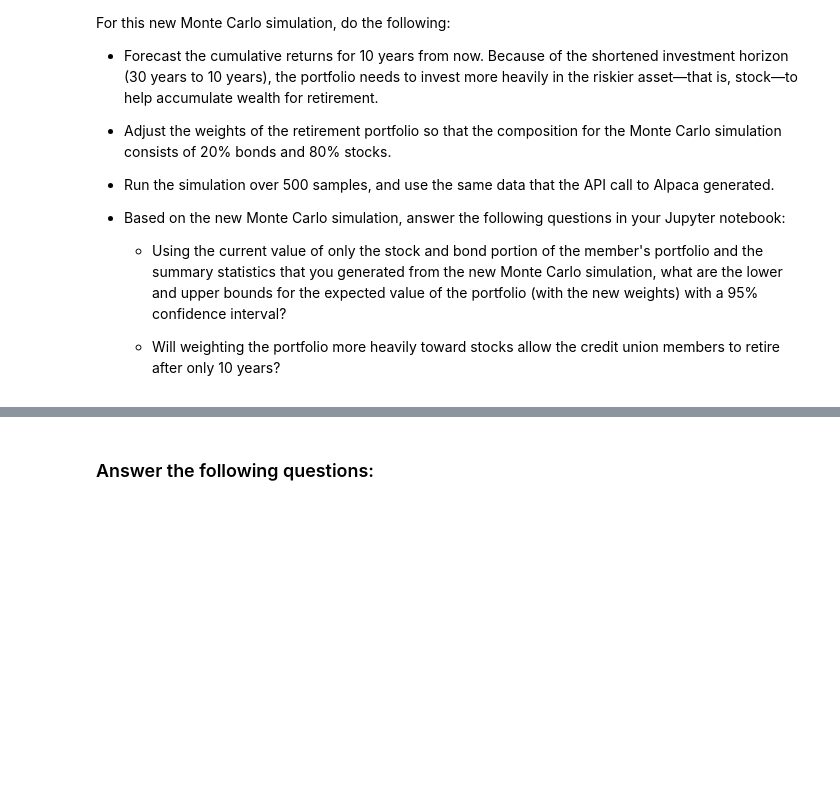
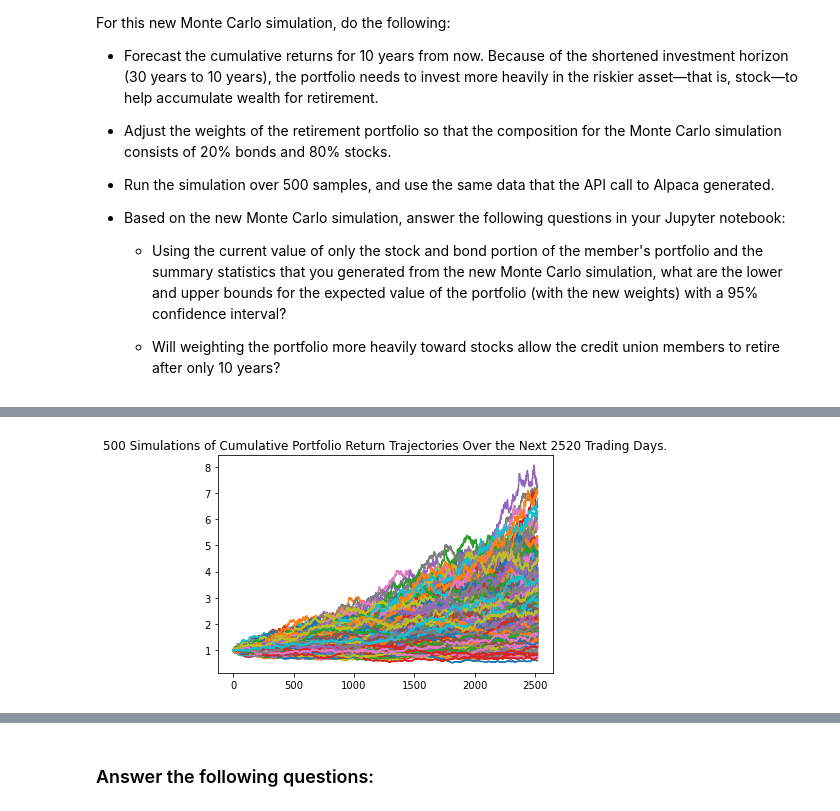
Before and after one commit to juzcho/Financial_Planning_Tool, a Jupyter notebook: financial_planning_tools.ipynb, the cells around one changed output, grey strips where cells are left out. Drawn from its saved outputs; the diff is of its cells as text; code cells hidden in the pictures; blank space fills up the shorter version.

```diff
--- a/financial_planning_tools.ipynb
+++ b/financial_planning_tools.ipynb
@@ -704,5 +786,19 @@ For this new Monte Carlo simulation, do the following:
 # Run 500 samples.
 # YOUR CODE HERE
 
+# This will return the daily returns for both the bond and stock portfolio but for 10 years of trading days.
+# This is more aggressive investment towards the stock portfolio.
+
+MC_10years = MCSimulation(
+portfolio_data = portfolio_prices_10yrs_df,
+weights= [.20, .80],
+num_simulation= 500,
+num_trading_days= 252*10
+)
+
+
 # Review the simulation input data
 # YOUR CODE HERE
+
+# This will generate the dataframe.
+MC_10years.portfolio_data
@@ -712,7 +858,12 @@ For this new Monte Carlo simulation, do the following:
 # %%
 # Visualize the 10-year Monte Carlo simulation by creating an
 # overlay line plot
 # YOUR CODE HERE
+
+# This will create an overlay line graph of our Monte Carlo simulated dataframe.
+MC_10years_line_plot = MC_10years.plot_simulation()
+# %% [output]
+[figure, added]
 # %%
 # Visualize the probability distribution of the 10-year Monte Carlo simulation
 # by plotting a histogram
```
Also changed, not shown: parts of 32 cells of this notebook.
